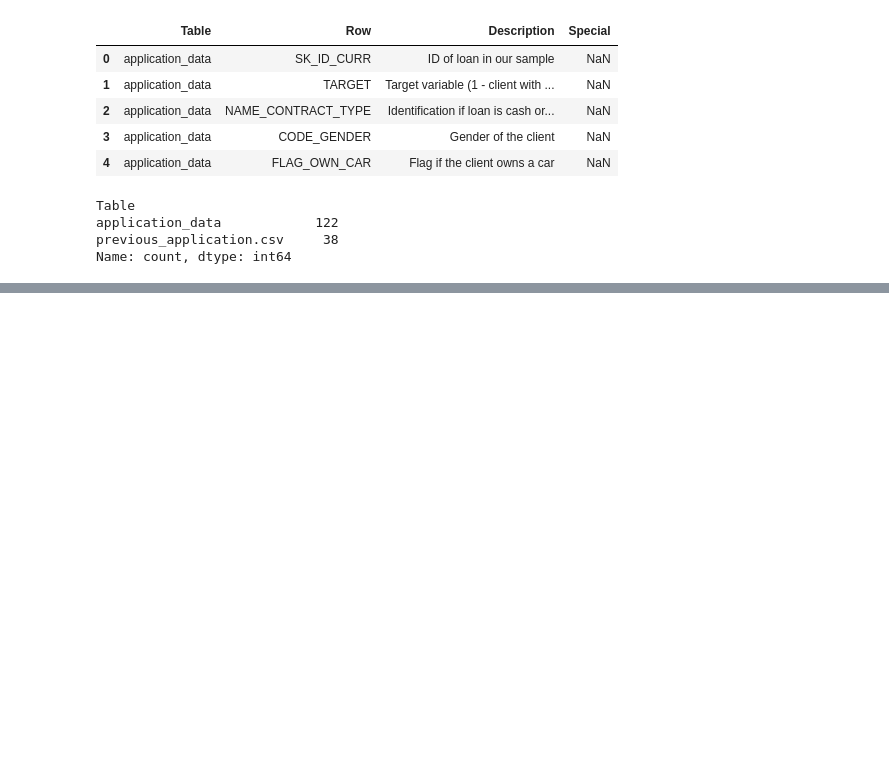
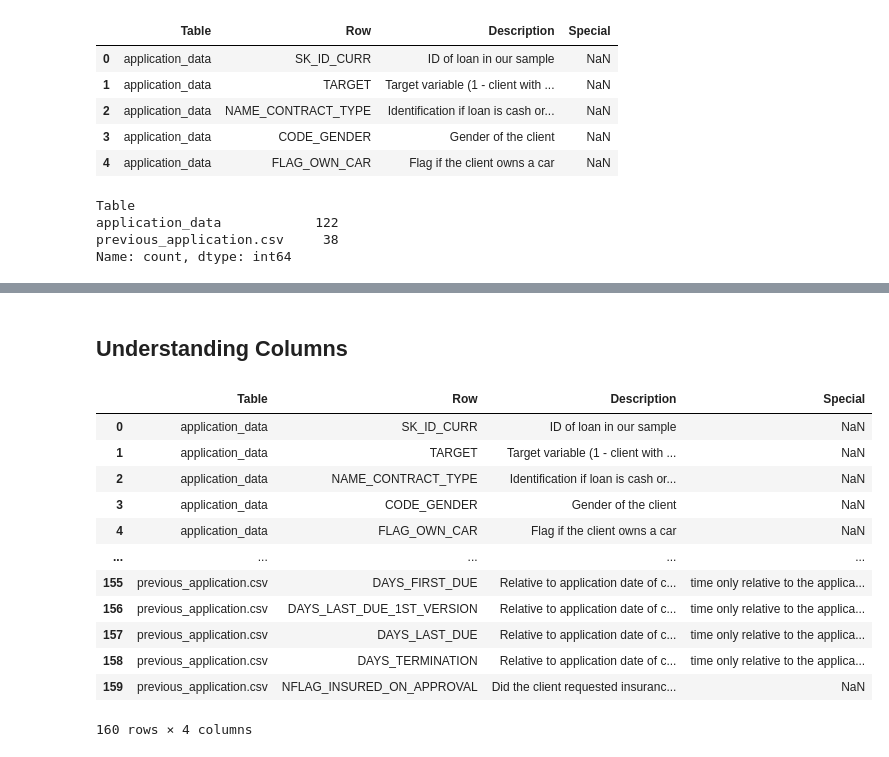
Before and after one commit to aver81/Loan-Defaulter-Classification, a Jupyter notebook: notebooks/LoanDefaulterEDA.ipynb, the cells around one changed output, grey strips where cells are left out. Cells and saved outputs as stored; diff of their text form; code cells hidden in the pictures; blank space fills up the shorter version.

```diff
--- a/notebooks/LoanDefaulterEDA.ipynb
+++ b/notebooks/LoanDefaulterEDA.ipynb
@@ -78,0 +81,18 @@ Wall time: 6.52 s
+# %% [markdown]
+## Understanding Columns
+# %%
+columnDescription
+# %% [output]
+|  | Table | Row | Description | Special |
+| 0 | application_data | SK_ID_CURR | ID of loan in our sample | NaN |
+| 1 | application_data | TARGET | Target variable (1 - client with ... | NaN |
+| 2 | application_data | NAME_CONTRACT_TYPE | Identification if loan is cash or... | NaN |
+| 3 | application_data | CODE_GENDER | Gender of the client | NaN |
+| 4 | application_data | FLAG_OWN_CAR | Flag if the client owns a car | NaN |
+| ... | ... | ... | ... | ... |
+| 155 | previous_application.csv | DAYS_FIRST_DUE | Relative to application date of c... | time only relative to the applica... |
+| 156 | previous_application.csv | DAYS_LAST_DUE_1ST_VERSION | Relative to application date of c... | time only relative to the applica... |
+| 157 | previous_application.csv | DAYS_LAST_DUE | Relative to application date of c... | time only relative to the applica... |
+| 158 | previous_application.csv | DAYS_TERMINATION | Relative to application date of c... | time only relative to the applica... |
+| 159 | previous_application.csv | NFLAG_INSURED_ON_APPROVAL | Did the client requested insuranc... | NaN |
+160 rows × 4 columns
```
Also changed, not shown: parts of 8 cells of this notebook.
